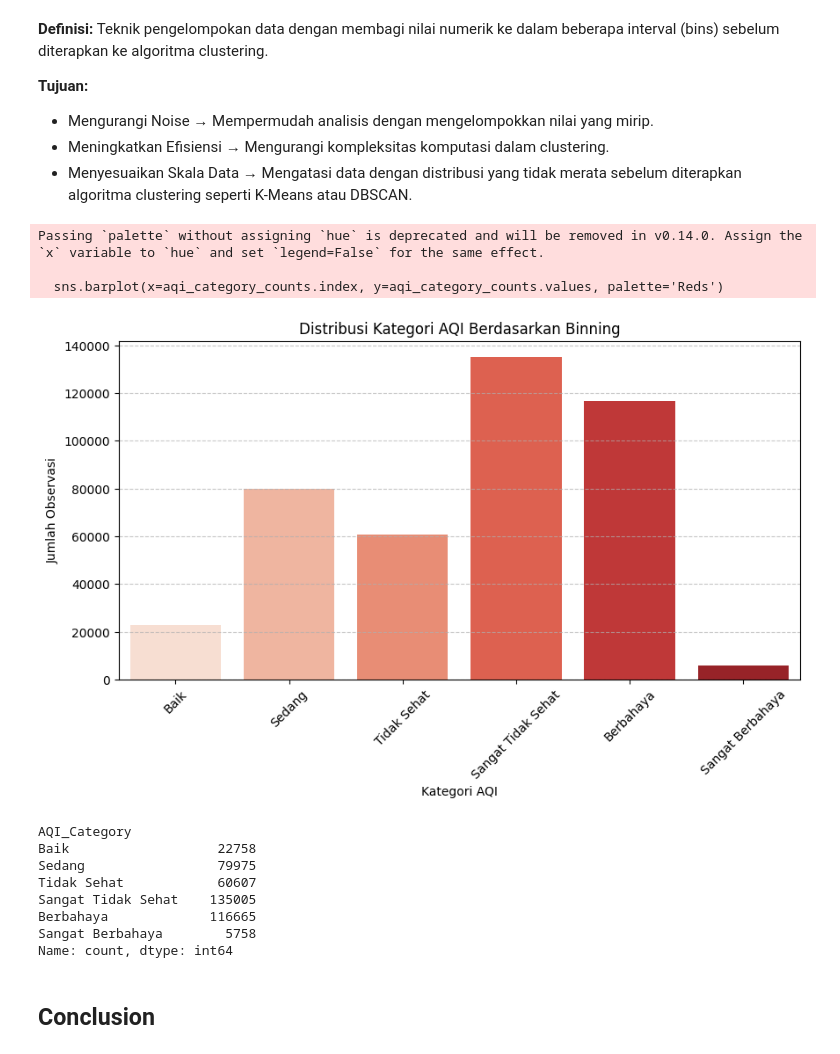
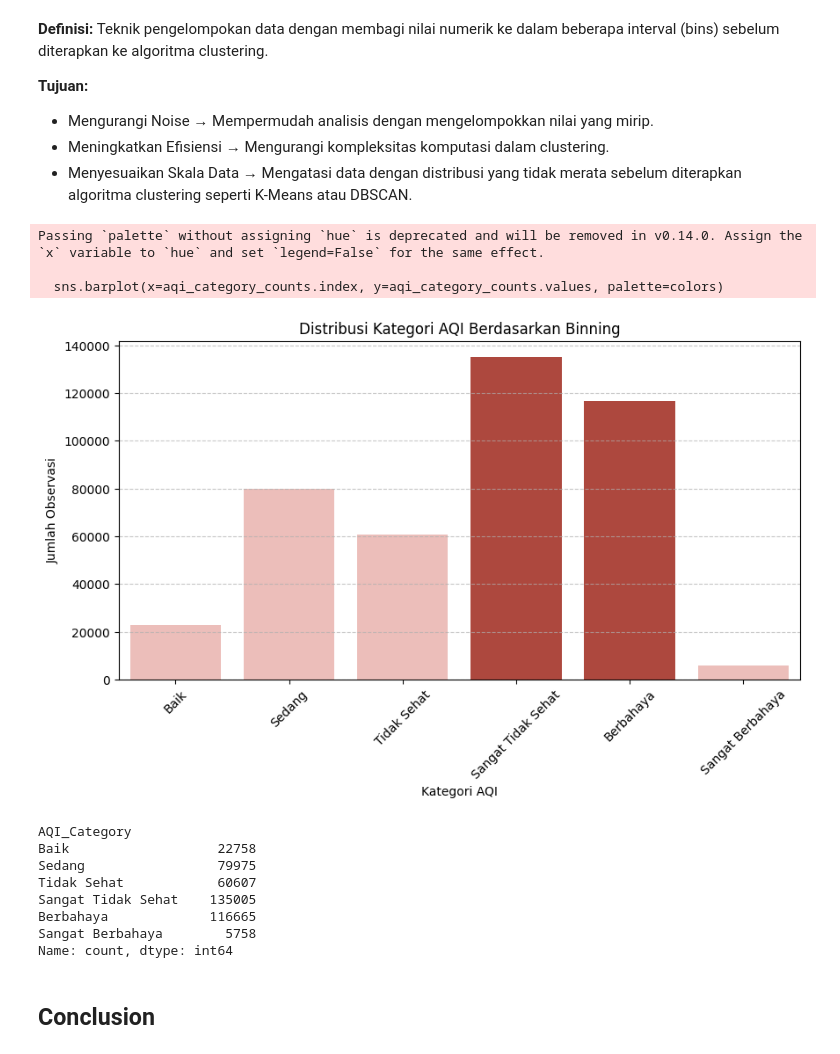
Before and after one commit to jijiau/Dicoding-Analisis-Data, a Jupyter notebook: notebook.ipynb, the cells around one changed output. Drawn from its saved outputs; the diff is of its cells as text; code cells hidden in the pictures.

```diff
--- a/notebook.ipynb
+++ b/notebook.ipynb
@@ -642,27 +652,32 @@ plt.show()
 # %%
 # Binning pada dataset all_df berdasarkan tingkat AQI
 aqi_bins = [0, 50, 100, 150, 200, 300, 500]
 aqi_labels = ['Baik', 'Sedang', 'Tidak Sehat', 'Sangat Tidak Sehat', 'Berbahaya', 'Sangat Berbahaya']
+
+# Menentukan kategori yang akan di-highlight
+highlight_categories = ["Sangat Tidak Sehat", "Berbahaya"]
+colors = ["#F5B7B1" if category not in highlight_categories else "#C0392B" for category in aqi_category_counts.index]
+
 
 all_df['AQI_Category'] = pd.cut(all_df['AQI_Dominant'], bins=aqi_bins, labels=aqi_labels, include_lowest=True)
 aqi_category_counts = all_df['AQI_Category'].value_counts().sort_index()
 
 # Visualisasi distribusi kategori AQI
 plt.figure(figsize=(10, 5))
-sns.barplot(x=aqi_category_counts.index, y=aqi_category_counts.values, palette='Reds')
+sns.barplot(x=aqi_category_counts.index, y=aqi_category_counts.values, palette=colors)
 plt.xlabel("Kategori AQI")
 plt.ylabel("Jumlah Observasi")
 plt.title("Distribusi Kategori AQI Berdasarkan Binning")
 plt.xticks(rotation=45)
 plt.grid(axis='y', linestyle='--', alpha=0.7)
 plt.show()
 
 aqi_category_counts
 # %% [output]
 Passing `palette` without assigning `hue` is deprecated and will be removed in v0.14.0. Assign the `x` variable to `hue` and set `legend=False` for the same effect.
 
-  sns.barplot(x=aqi_category_counts.index, y=aqi_category_counts.values, palette='Reds')
+  sns.barplot(x=aqi_category_counts.index, y=aqi_category_counts.values, palette=colors)
-[figure, old version]
+[figure, new version]
 AQI_Category
 Baik                   22758
 Sedang                 79975
```
Also changed, not shown: parts of 4 cells of this notebook, 2 other files.
